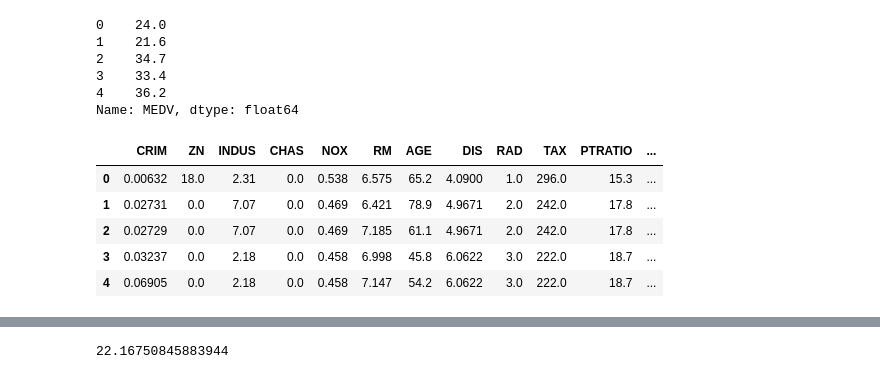
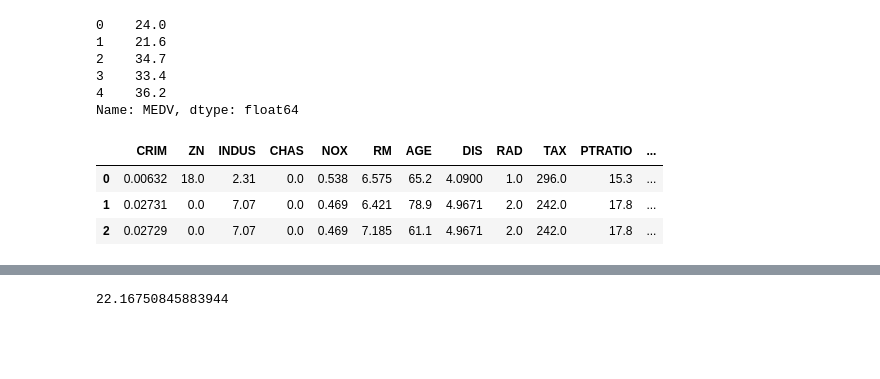
Before and after one commit to khickey25/Capstone-Project, a Jupyter notebook: Homes/Untitled.ipynb, the cells around one changed output, grey strips where cells are left out. Drawn from its saved outputs; the diff is of its cells as text; code cells hidden in the pictures; blank space fills up the shorter version.

```diff
--- a/Homes/Untitled.ipynb
+++ b/Homes/Untitled.ipynb
@@ -38,11 +38,9 @@ print(y.head())
 4    36.2
 Name: MEDV, dtype: float64
 # %%
-X.head()
+X.head(3)
 # %% [output]
 |  | CRIM | ZN | INDUS | CHAS | NOX | RM | AGE | DIS | RAD | TAX | PTRATIO | ... |
 | 0 | 0.00632 | 18.0 | 2.31 | 0.0 | 0.538 | 6.575 | 65.2 | 4.0900 | 1.0 | 296.0 | 15.3 | ... |
 | 1 | 0.02731 | 0.0 | 7.07 | 0.0 | 0.469 | 6.421 | 78.9 | 4.9671 | 2.0 | 242.0 | 17.8 | ... |
 | 2 | 0.02729 | 0.0 | 7.07 | 0.0 | 0.469 | 7.185 | 61.1 | 4.9671 | 2.0 | 242.0 | 17.8 | ... |
-| 3 | 0.03237 | 0.0 | 2.18 | 0.0 | 0.458 | 6.998 | 45.8 | 6.0622 | 3.0 | 222.0 | 18.7 | ... |
-| 4 | 0.06905 | 0.0 | 2.18 | 0.0 | 0.458 | 7.147 | 54.2 | 6.0622 | 3.0 | 222.0 | 18.7 | ... |
```
Also changed, not shown: parts of 24 cells of this notebook, 2 other files.
